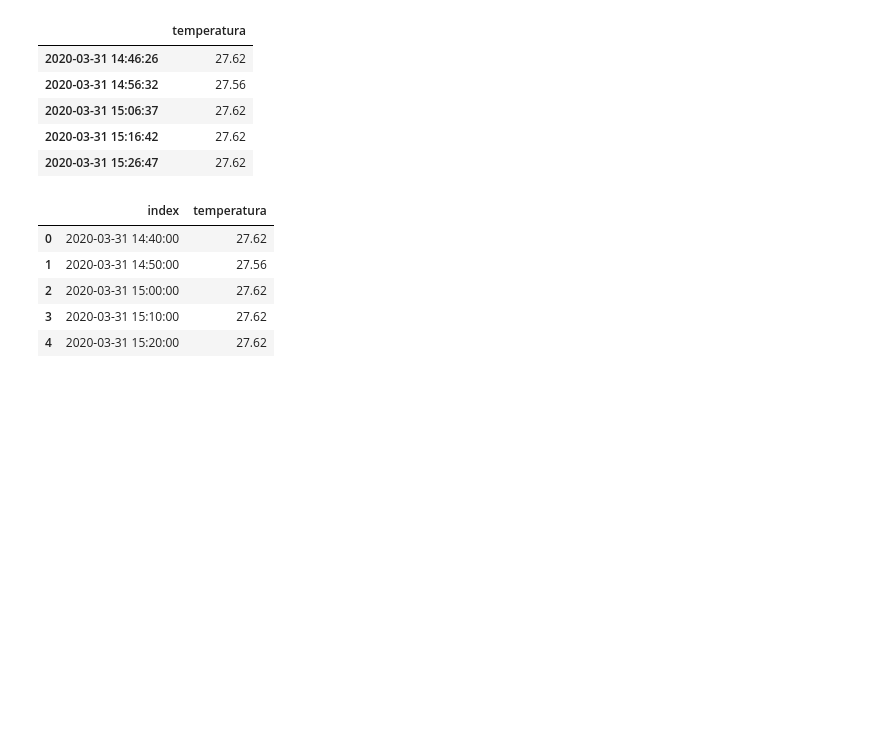
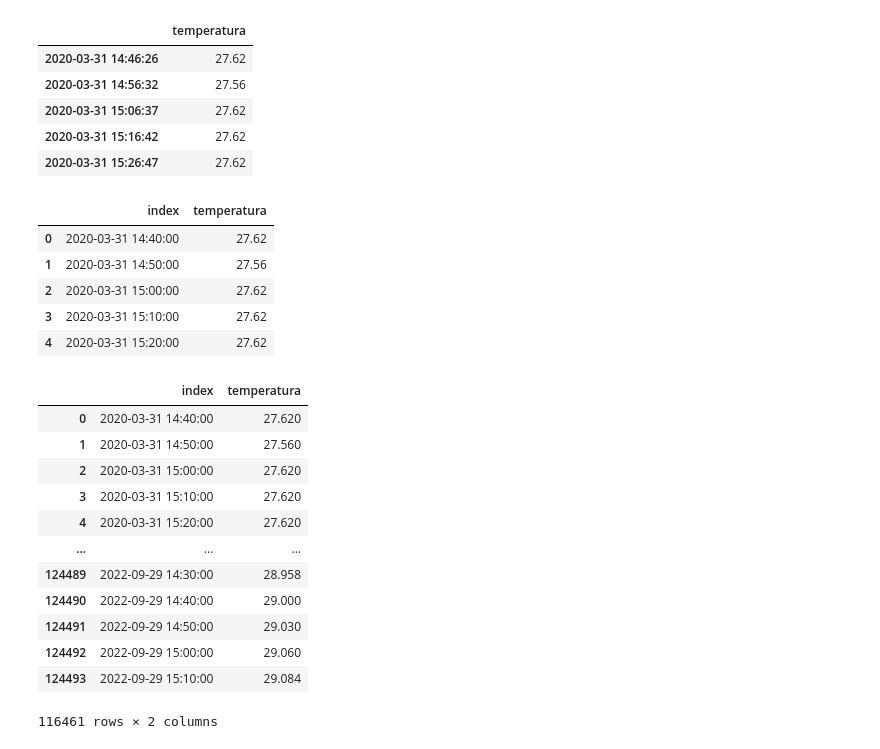
Before and after one commit to SebastianOrtega/tempAnalisis, a Jupyter notebook: temperaturas.ipynb, the cells around one changed output. Cells and saved outputs as stored; diff of their text form; code cells hidden in the pictures; blank space fills up the shorter version.

```diff
--- a/temperaturas.ipynb
+++ b/temperaturas.ipynb
@@ -88,3 +86,21 @@ df_group.head()
 | 2 | 2020-03-31 15:00:00 | 27.62 |
 | 3 | 2020-03-31 15:10:00 | 27.62 |
 | 4 | 2020-03-31 15:20:00 | 27.62 |
+# %%
+df_group_min=df_group[df_group.temperatura>22]
+df_group=df_group_min[df_group_min.temperatura<32]
+df_group
+# %% [output]
+|  | index | temperatura |
+| 0 | 2020-03-31 14:40:00 | 27.620 |
+| 1 | 2020-03-31 14:50:00 | 27.560 |
+| 2 | 2020-03-31 15:00:00 | 27.620 |
+| 3 | 2020-03-31 15:10:00 | 27.620 |
+| 4 | 2020-03-31 15:20:00 | 27.620 |
+| ... | ... | ... |
+| 124489 | 2022-09-29 14:30:00 | 28.958 |
+| 124490 | 2022-09-29 14:40:00 | 29.000 |
+| 124491 | 2022-09-29 14:50:00 | 29.030 |
+| 124492 | 2022-09-29 15:00:00 | 29.060 |
+| 124493 | 2022-09-29 15:10:00 | 29.084 |
+116461 rows × 2 columns
```
Also changed, not shown: parts of 10 cells of this notebook.
